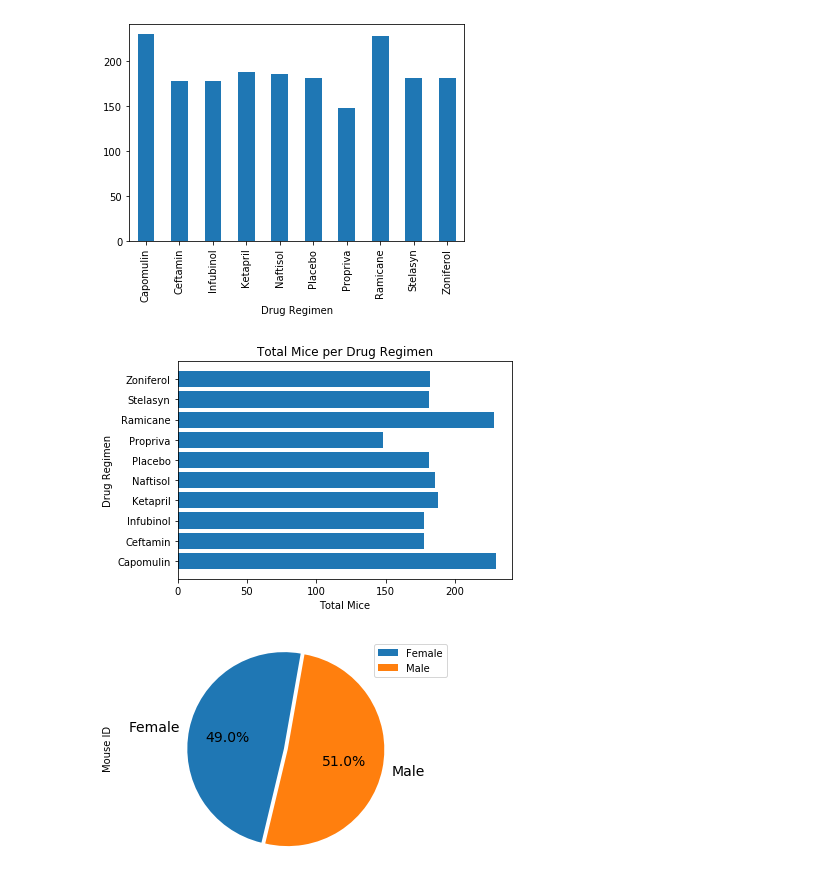
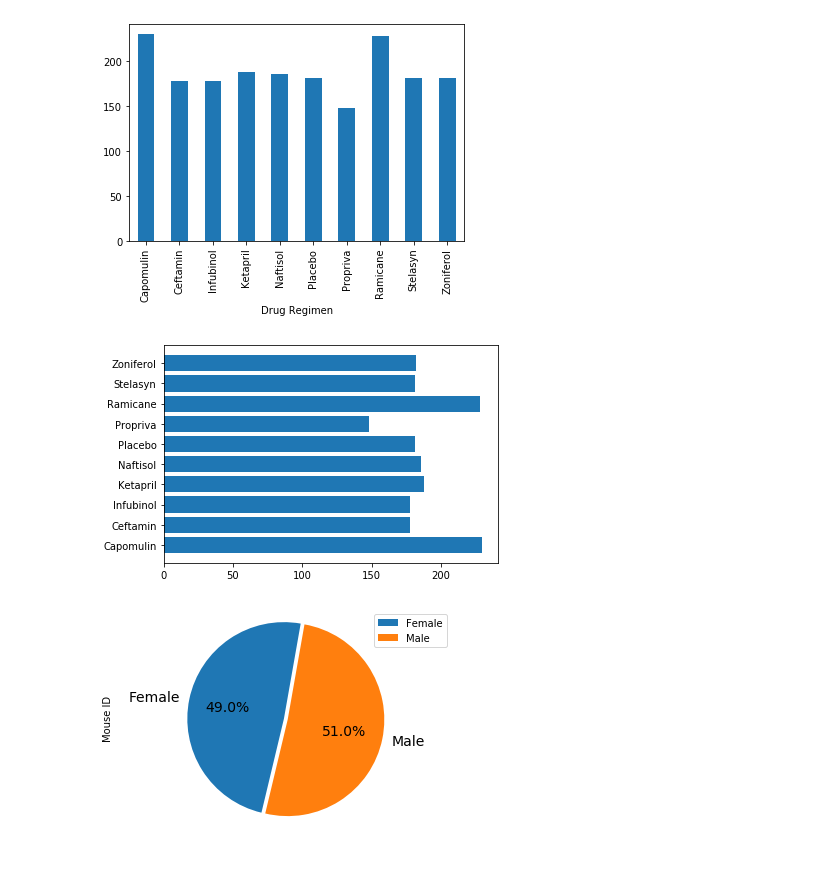
Before and after one commit to brianroberts778/Matplotlib_cancer_treatment_study, a Jupyter notebook: Pymaceuticals_Capomulin_Study.ipynb, the cells around one changed output. Cells and saved outputs as stored; diff of their text form; code cells hidden in the pictures.

Commit message:
Nearly Complete
Completed all charts/graphs. Had a lot of trouble with labeling for pandas-generated visualizations. Will take one more crack at it before final submission.

```diff
--- a/Pymaceuticals_Capomulin_Study.ipynb
+++ b/Pymaceuticals_Capomulin_Study.ipynb
@@ -151,12 +154,9 @@ tot_mouse_drug.plot(kind='bar')
 [figure]
 # %%
 # Generate a bar plot showing the total number of unique mice tested on each drug regimen using pyplot.
-plt.barh(tot_mouse_drug.index,tot_mouse_drug)
-plt.title("Total Mice per Drug Regimen")
-plt.xlabel("Total Mice")
-plt.ylabel("Drug Regimen");
+plt.barh(tot_mouse_drug.index,tot_mouse_drug);
 # %% [output]
-[figure, old version]
+[figure, new version]
 # %%
 # Generate a pie plot showing the distribution of female versus male mice using pandas
 tot_mouse_sex = mouse_and_study.groupby('Sex')['Mouse ID'].count()
```
Also changed, not shown: parts of 4 cells of this notebook.
